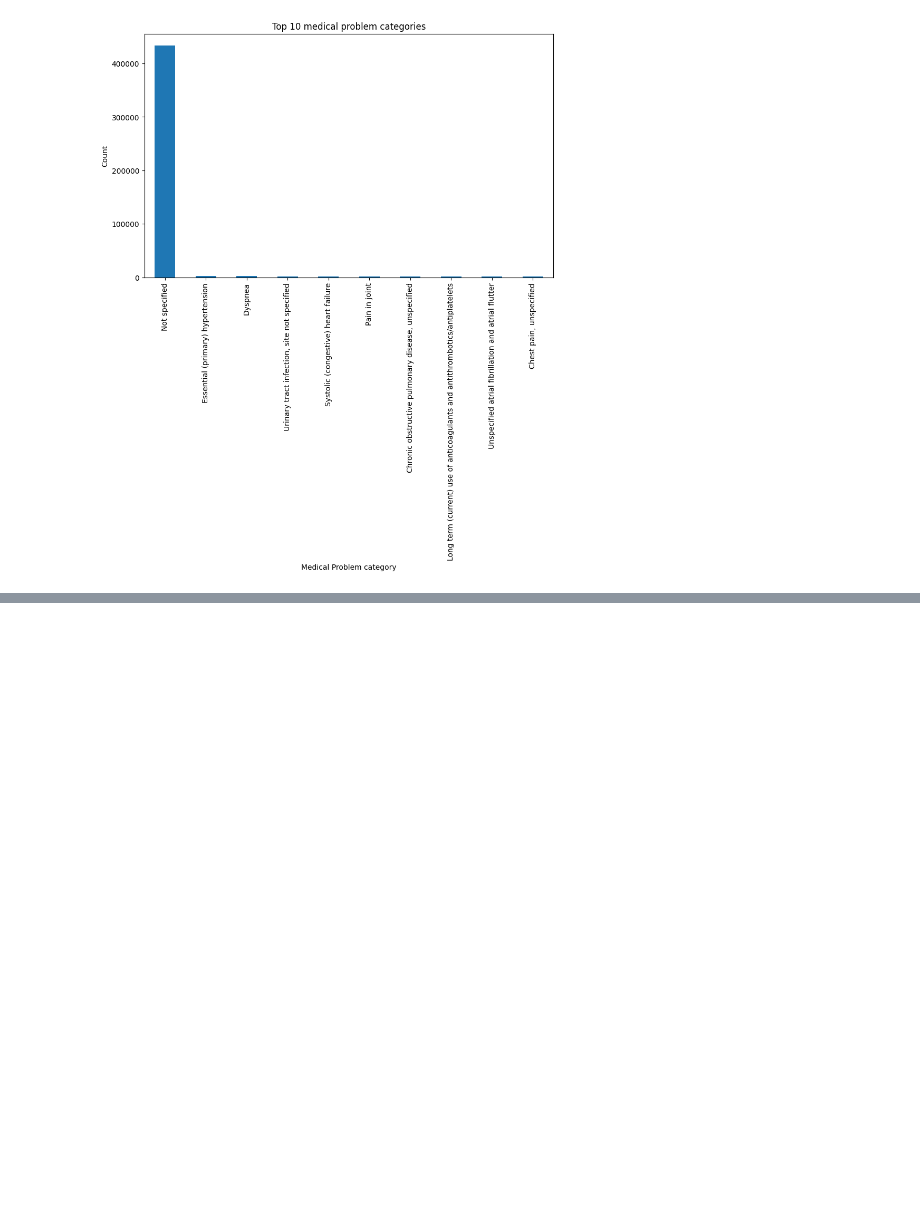
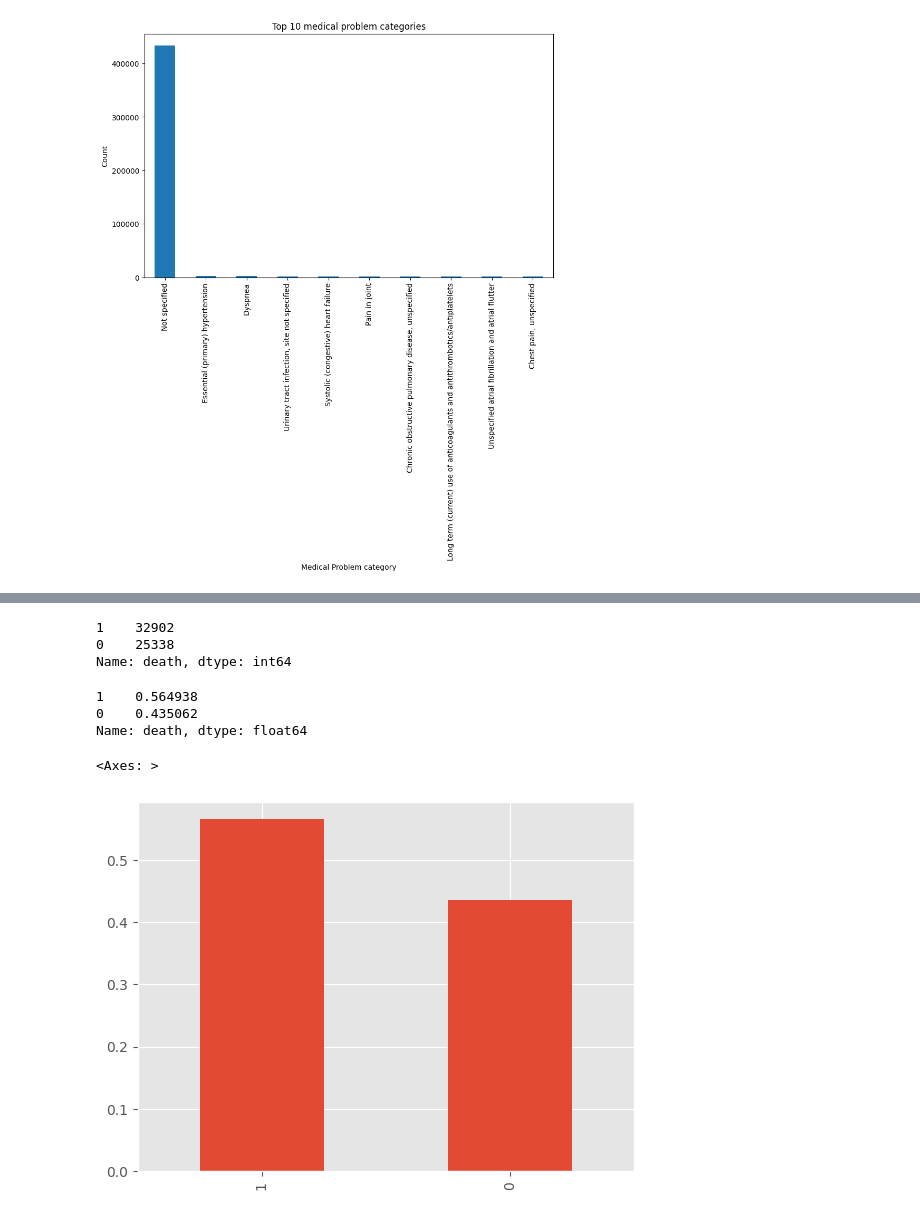
Before and after one commit to nisha1365/precisionFDA, a Jupyter notebook: ed_visit_train.ipynb, the cells around one changed output, grey strips where cells are left out. Cells and saved outputs as stored; diff of their text form; code cells hidden in the pictures; blank space fills up the shorter version.

```diff
--- a/ed_visit_train.ipynb
+++ b/ed_visit_train.ipynb
@@ -243,0 +400,4 @@ No Duplicates found in the 'Internalpatientid' column
+# %%
+# Creating the new "death"(1) columns
+death_file['death']=1
+death_file.head()
@@ -243,0 +411,3 @@ No Duplicates found in the 'Internalpatientid' column
+# %%
+
+merge_ed_visit_death_left = pd.merge(df_grouped, death_file, how='left',on='Internalpatientid')
@@ -243,0 +435,2 @@ No Duplicates found in the 'Internalpatientid' column
+# %%
+merge_ed_visit_death_left['death'] = merge_ed_visit_death_left['death'].fillna(0)
@@ -243,0 +446,3 @@ No Duplicates found in the 'Internalpatientid' column
+# %%
+merge_ed_visit_death_left['death'] = merge_ed_visit_death_left['death'].astype(int)
+merge_ed_visit_death_left.info()
@@ -243,0 +467,17 @@ No Duplicates found in the 'Internalpatientid' column
+# %%
+merge_ed_visit_death_left['death'].value_counts()
+# %% [output]
+1    32902
+0    25338
+Name: death, dtype: int64
+# %%
+merge_ed_visit_death_left['death'].value_counts(normalize=True)
+# %% [output]
+1    0.564938
+0    0.435062
+Name: death, dtype: float64
+# %%
+merge_ed_visit_death_left['death'].value_counts(normalize=True).plot(kind='bar')
+# %% [output]
+<Axes: >
+[figure, added]
```
Also changed, not shown: parts of 43 cells of this notebook.
